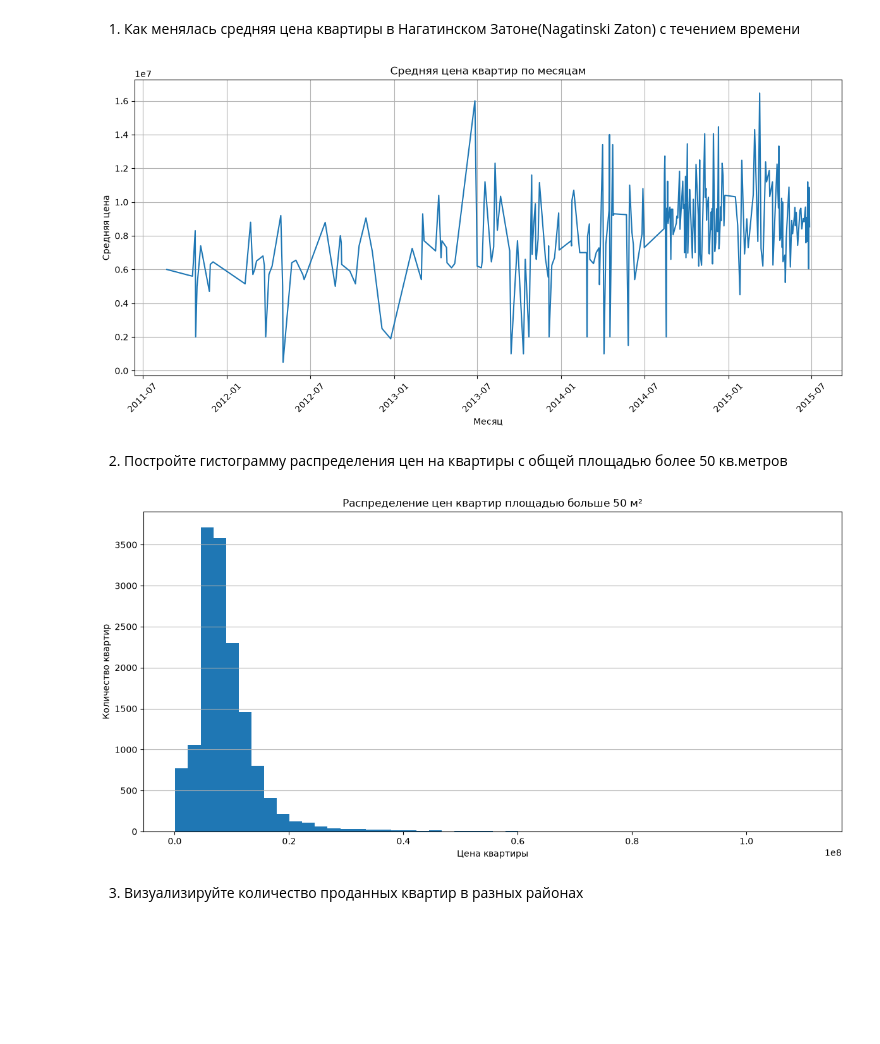
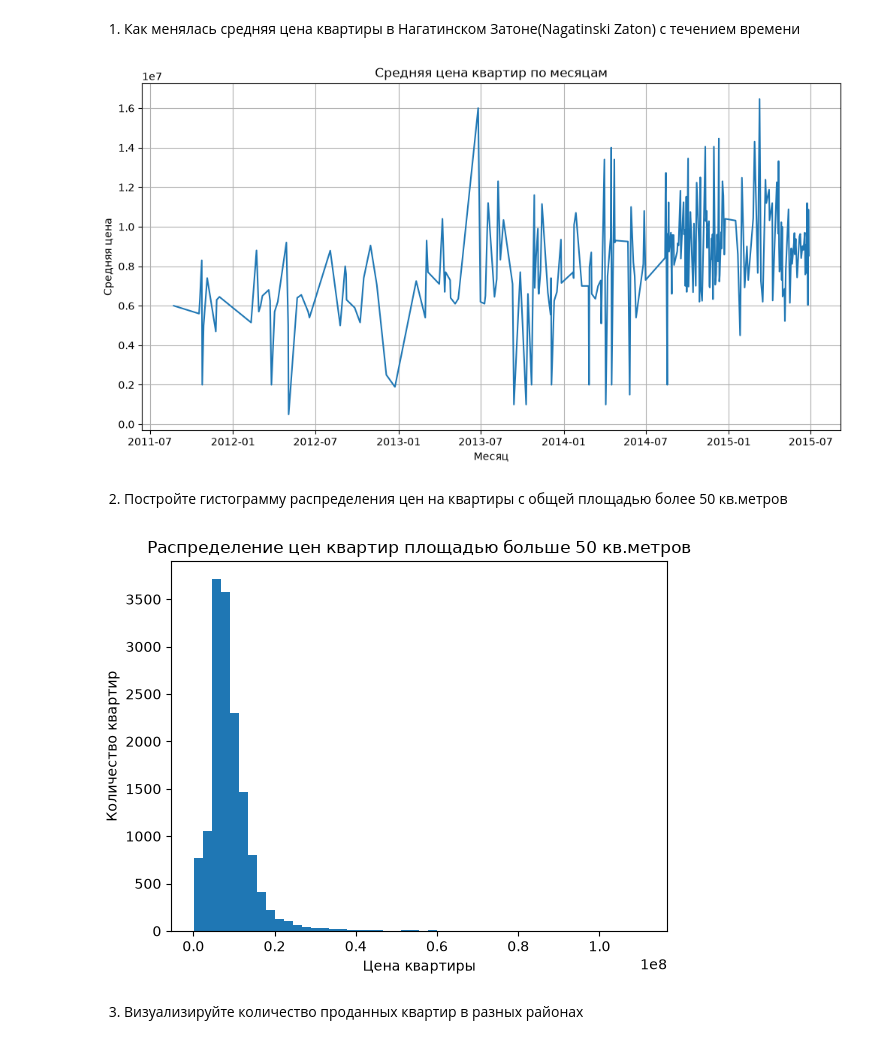
Before and after one commit to Edity/ML_hw1, a Jupyter notebook: Lab1-4.ipynb, the cells around one changed output. Drawn from its saved outputs; the diff is of its cells as text; code cells hidden in the pictures; blank space fills up the shorter version.

```diff
--- a/Lab1-4.ipynb
+++ b/Lab1-4.ipynb
@@ -262,19 +262,17 @@ import matplotlib.pyplot as plt
 # %%
 area = df[df['sub_area'] == 'Nagatinskij Zaton']
 area['timestamp'] = pd.to_datetime(area['timestamp'])
-monthly_price = area.groupby('timestamp')['price_doc'].mean()
+monthp = area.groupby('timestamp')['price_doc'].mean()
 plt.figure(figsize=(12, 6))
-plt.plot(monthly_price.index, monthly_price.values)
+plt.plot(monthp.index, monthp.values)
 
 plt.title('Средняя цена квартир по месяцам')
 plt.xlabel('Месяц')
 plt.ylabel('Средняя цена')
-plt.xticks(rotation=45)
 plt.grid()
-plt.tight_layout()
 plt.show()
 # %% [output]
-[figure, old version]
+[figure, new version]
 # %% [markdown]
 2. Постройте гистограмму распределения цен на квартиры с общей площадью более 50 кв.метров
 # %%
@@ -282,14 +280,12 @@ prices = df[df['full_sq'] > 50]['price_doc'].dropna()
 
 plt.hist(prices, bins=50)
 
-plt.title('Распределение цен квартир площадью больше 50 м²')
+plt.title('Распределение цен квартир площадью больше 50 кв.метров')
 plt.xlabel('Цена квартиры')
 plt.ylabel('Количество квартир')
-plt.grid(axis='y')
-plt.tight_layout()
 plt.show()
 # %% [output]
-[figure, old version]
+[figure, new version]
 # %% [markdown]
 3. Визуализируйте количество проданных квартир в разных районах
 # %%
```
Also changed, not shown: parts of 8 cells of this notebook.
